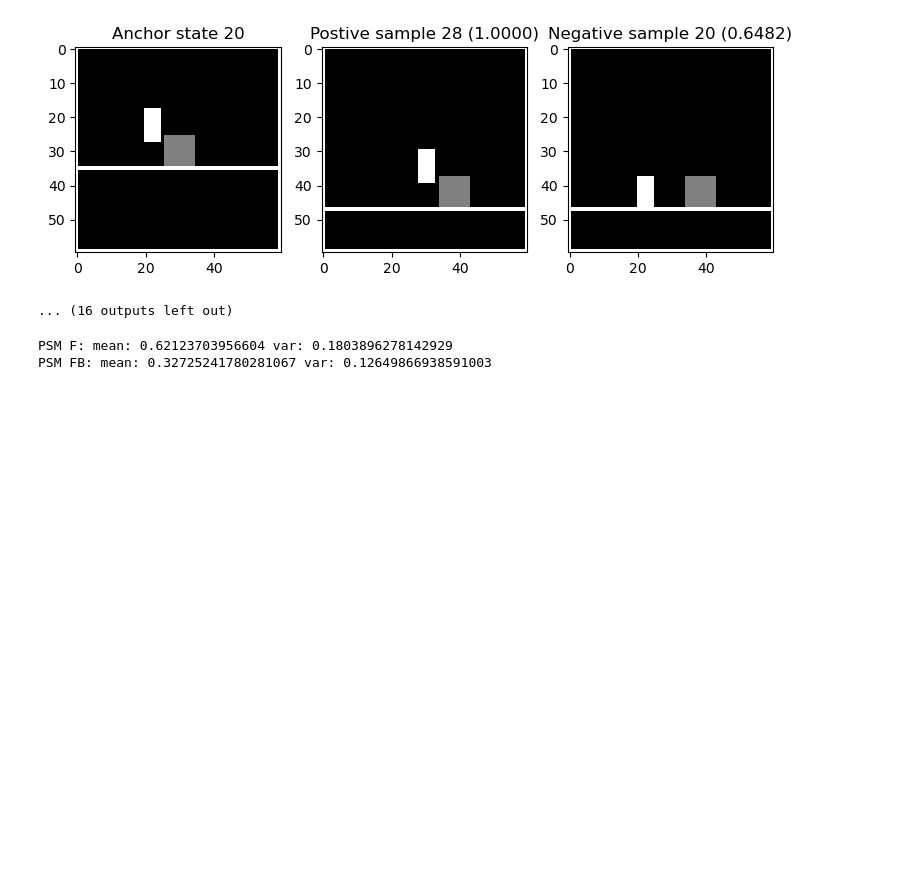
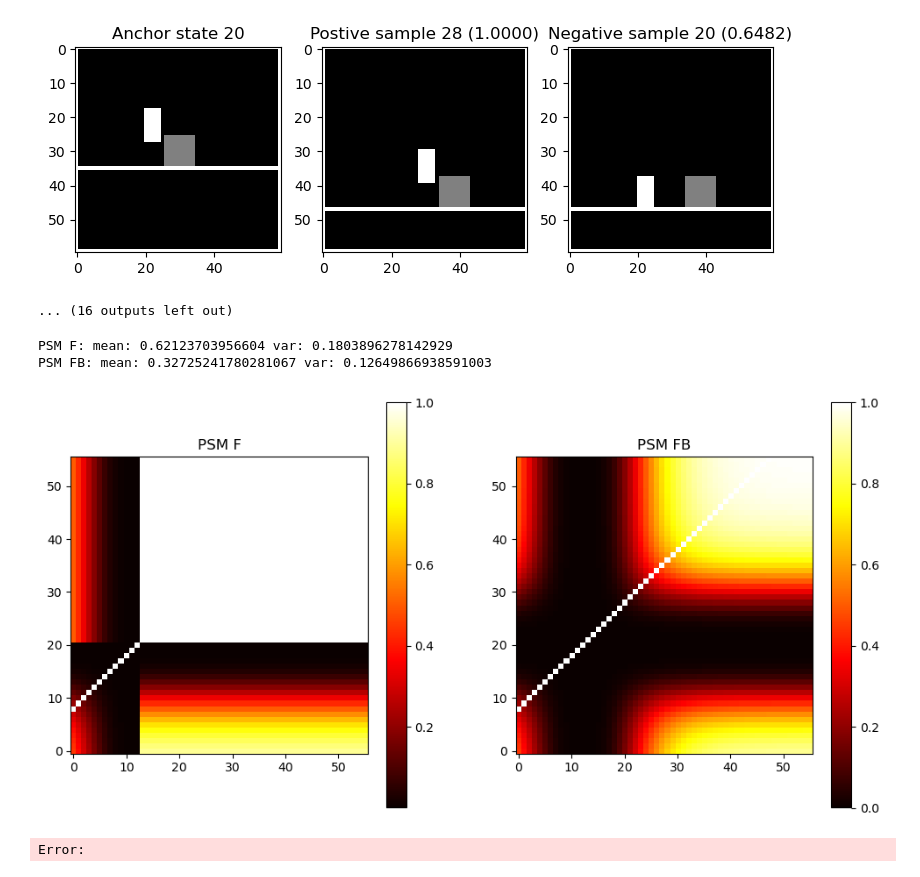
Before and after one commit to manusimidt/jku_master_thesis, a Jupyter notebook: jumping/visualize_psm.ipynb, the cells around one changed output. Drawn from its saved outputs; the diff is of its cells as text; code cells hidden in the pictures; blank space fills up the shorter version.

```diff
--- a/jumping/visualize_psm.ipynb
+++ b/jumping/visualize_psm.ipynb
@@ -277,15 +280,31 @@ tensor([0.6612, 0.6589, 0.6561, 0.6526, 0.6482, 0.6428, 0.6361, 0.6278, 0.6176,
 # %%
 psm_f = psm.psm_f_fast(torch.tensor(actions_x), torch.tensor(actions_y), gamma=.8)
 psm_fb = psm.psm_fb_fast(torch.tensor(actions_x), torch.tensor(actions_y), gamma=.8)
 
 # calculate measure
 
 beta = .1
 psm_f_measure = torch.exp(-psm_f/beta)
 psm_fb_measure = torch.exp(-psm_fb/beta)
 
 print(f"PSM F: mean: {psm_f_measure.mean()} var: {psm_f_measure.var()}")
 print(f"PSM FB: mean: {psm_fb_measure.mean()} var: {psm_fb_measure.var()}")
+
+
+fig = plt.figure(figsize=(12,6))
+plot1 = fig.add_subplot(1, 2, 1)
+im = plot1.imshow(psm_f_measure.T, origin='lower', cmap='hot', interpolation='nearest')
+plot1.set_title("PSM F")
+fig.colorbar(im, ax=plot1)
+
+
+plot2 = fig.add_subplot(1, 2, 2)
+plot2.set_title("PSM FB")
+im = plot2.imshow(psm_fb_measure.T, origin='lower', cmap='hot', interpolation='nearest')
+fig.colorbar(im, ax=plot2)
+plt.show()
 # %% [output]
 PSM F: mean: 0.62123703956604 var: 0.1803896278142929
 PSM FB: mean: 0.32725241780281067 var: 0.12649866938591003
+[figure, added]
+Error:
```
Also changed, not shown: parts of 7 cells of this notebook, 3 other files.
